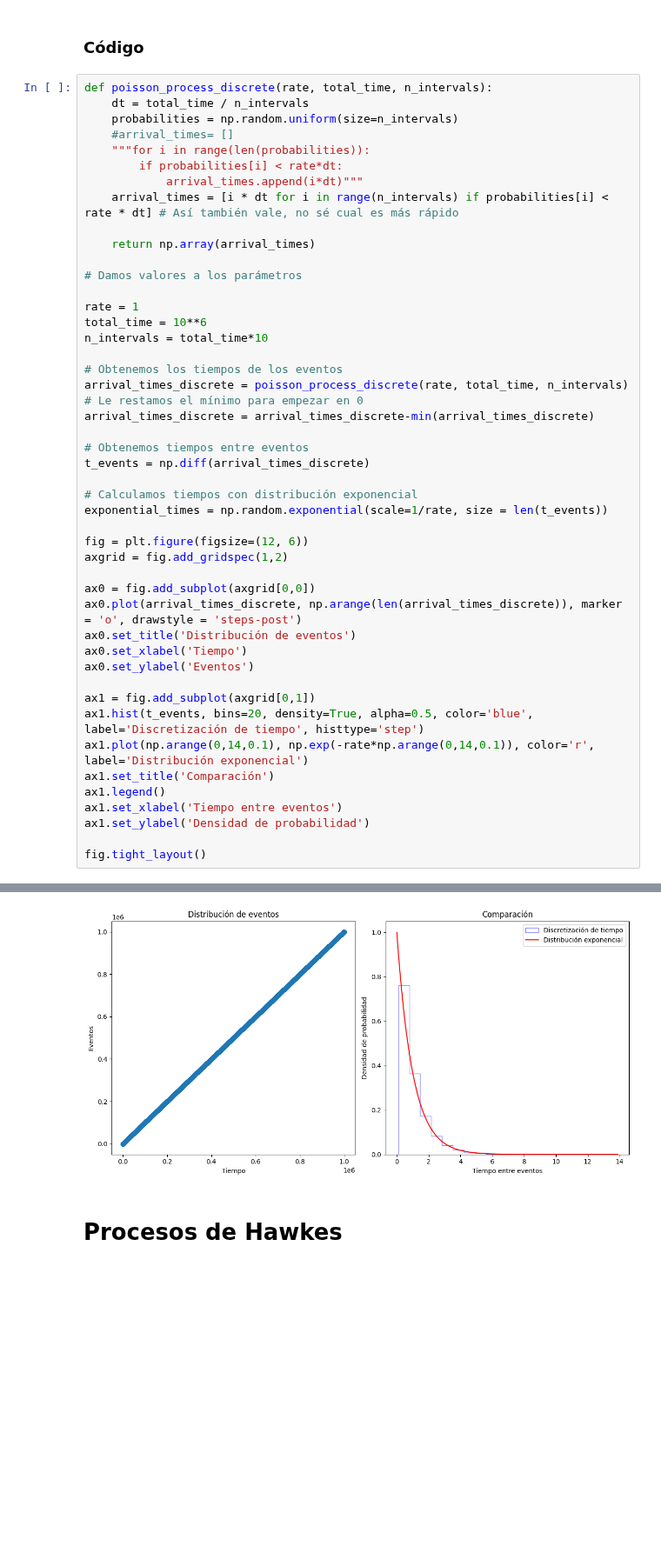
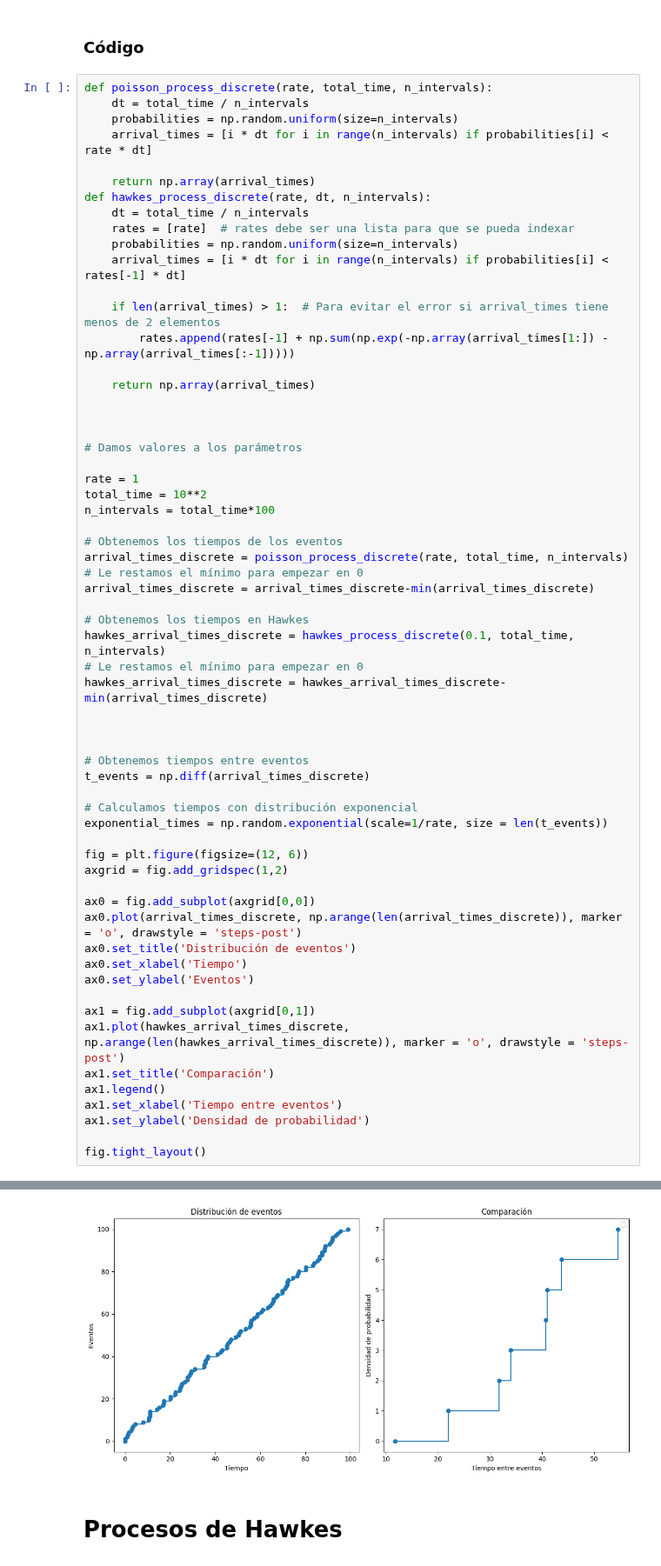
Before and after one commit to RivasAntonio/TFM, a Jupyter notebook: Códigos/Poisson/pruebas.ipynb, the cells around one changed output, grey strips where cells are left out. Shown at 87% size. Drawn from its saved outputs; the diff is of its cells as text; blank space fills up the shorter version.

```diff
--- a/Códigos/Poisson/pruebas.ipynb
+++ b/Códigos/Poisson/pruebas.ipynb
@@ -61,24 +62,39 @@ fig.tight_layout()
 def poisson_process_discrete(rate, total_time, n_intervals):
     dt = total_time / n_intervals
     probabilities = np.random.uniform(size=n_intervals)
-    #arrival_times= []
-    """for i in range(len(probabilities)):
-        if probabilities[i] < rate*dt:
-            arrival_times.append(i*dt)"""
-    arrival_times = [i * dt for i in range(n_intervals) if probabilities[i] < rate * dt] # Así también vale, no sé cual es más rápido
+    arrival_times = [i * dt for i in range(n_intervals) if probabilities[i] < rate * dt]
 
     return np.array(arrival_times)
+def hawkes_process_discrete(rate, dt, n_intervals):
+    dt = total_time / n_intervals
+    rates = [rate]  # rates debe ser una lista para que se pueda indexar
+    probabilities = np.random.uniform(size=n_intervals)
+    arrival_times = [i * dt for i in range(n_intervals) if probabilities[i] < rates[-1] * dt]
+
+    if len(arrival_times) > 1:  # Para evitar el error si arrival_times tiene menos de 2 elementos
+        rates.append(rates[-1] + np.sum(np.exp(-np.array(arrival_times[1:]) - np.array(arrival_times[:-1]))))
+
+    return np.array(arrival_times)
+
+
 
 # Damos valores a los parámetros
 
 rate = 1
-total_time = 10**6
-n_intervals = total_time*10
+total_time = 10**2
+n_intervals = total_time*100
 
 # Obtenemos los tiempos de los eventos
 arrival_times_discrete = poisson_process_discrete(rate, total_time, n_intervals)
 # Le restamos el mínimo para empezar en 0
 arrival_times_discrete = arrival_times_discrete-min(arrival_times_discrete)
+
+# Obtenemos los tiempos en Hawkes
+hawkes_arrival_times_discrete = hawkes_process_discrete(0.1, total_time, n_intervals)
+# Le restamos el mínimo para empezar en 0
+hawkes_arrival_times_discrete = hawkes_arrival_times_discrete-min(arrival_times_discrete)
+
+
 
 # Obtenemos tiempos entre eventos
 t_events = np.diff(arrival_times_discrete)
@@ -96,8 +112,7 @@ ax0.set_xlabel('Tiempo')
 ax0.set_ylabel('Eventos')
 
 ax1 = fig.add_subplot(axgrid[0,1])
-ax1.hist(t_events, bins=20, density=True, alpha=0.5, color='blue', label='Discretización de tiempo', histtype='step')
-ax1.plot(np.arange(0,14,0.1), np.exp(-rate*np.arange(0,14,0.1)), color='r', label='Distribución exponencial')
+ax1.plot(hawkes_arrival_times_discrete, np.arange(len(hawkes_arrival_times_discrete)), marker = 'o', drawstyle = 'steps-post')
 ax1.set_title('Comparación')
 ax1.legend()
 ax1.set_xlabel('Tiempo entre eventos')
@@ -108,4 +124,4 @@ fig.tight_layout()
-[figure, old version]
+[figure, new version]
 # %% [markdown]
 # Procesos de Hawkes
 # %%
```
Also changed, not shown: parts of 3 cells of this notebook, 25 other files.
